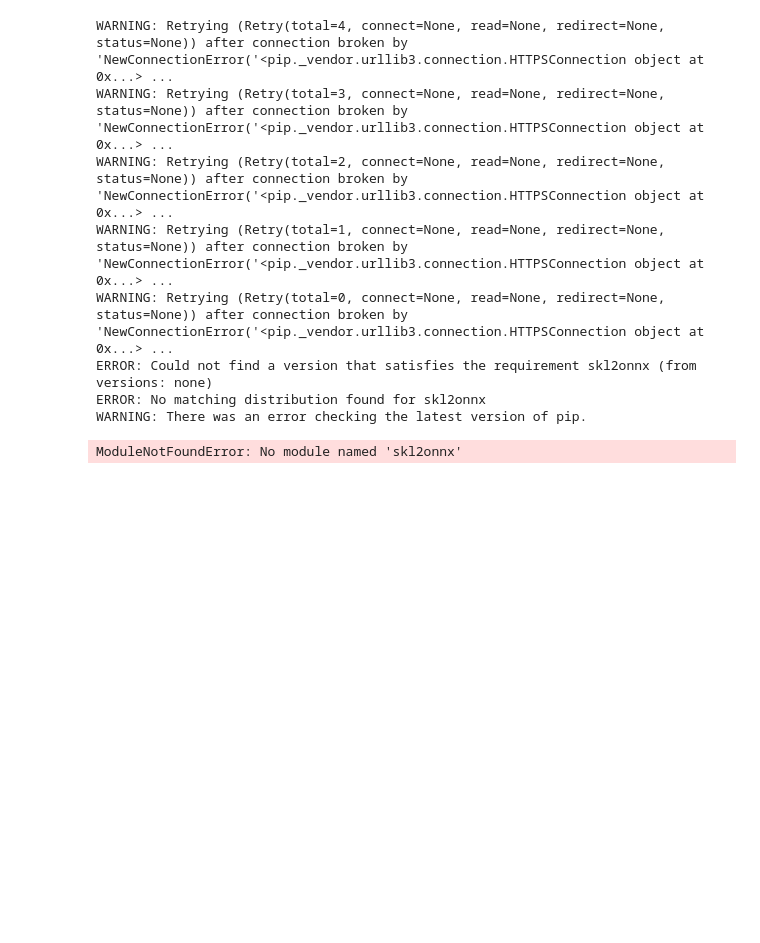
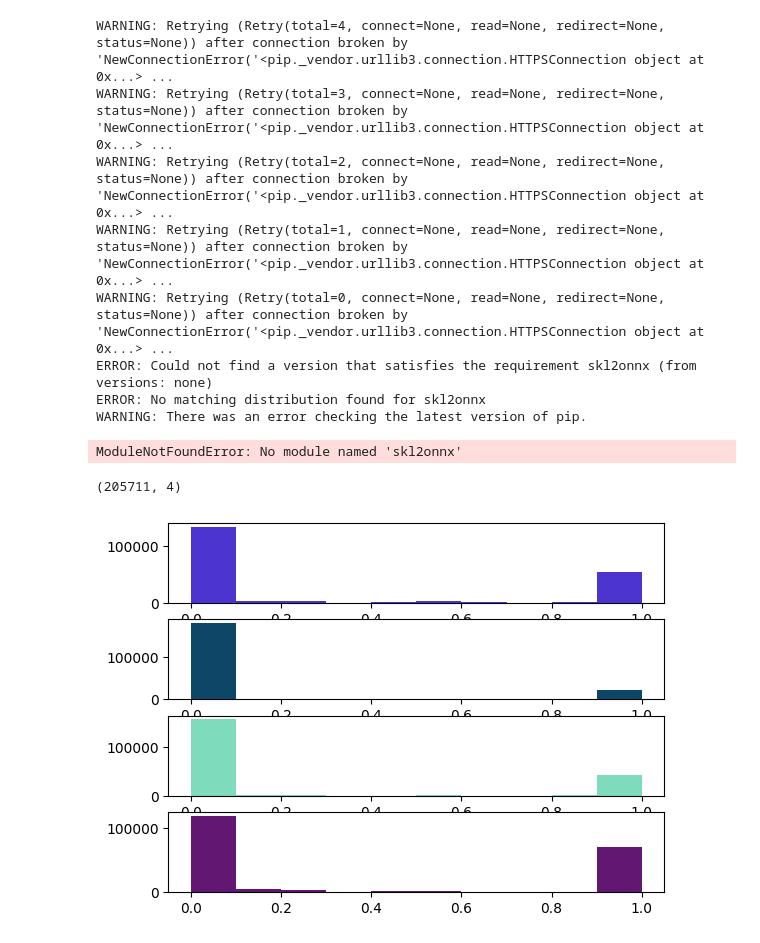
Before and after one commit to angpysha/Satellite_Imagery_Analysis, a Jupyter notebook: Classification/new_dataset_test.ipynb, the cells around one changed output. Cells and saved outputs as stored; diff of their text form; code cells hidden in the pictures; blank space fills up the shorter version.

Commit message:
Graphic updates

```diff
--- a/Classification/new_dataset_test.ipynb
+++ b/Classification/new_dataset_test.ipynb
@@ -389,3 +389,19 @@ with open( "/tmp/shared/knnc.onnx", "wb" ) as f:
     f.write( converted_model.SerializeToString() )
 # %% [output]
 ModuleNotFoundError: No module named 'skl2onnx'
+# %%
+proba1.shape
+# %% [output]
+(205711, 4)
+# %%
+import matplotlib.pyplot as mplt
+
+fig, axs = mplt.subplots(proba1.shape[1])
+
+# axs[0].hist(proba1[:, 0])
+
+for category in range(proba1.shape[1]):
+    col = (np.random.random(), np.random.random(), np.random.random())
+    axs[category].hist(proba1[:, category], color=col)
+# %% [output]
+[figure, added]
```
Also changed, not shown: parts of 1 cell of this notebook.
